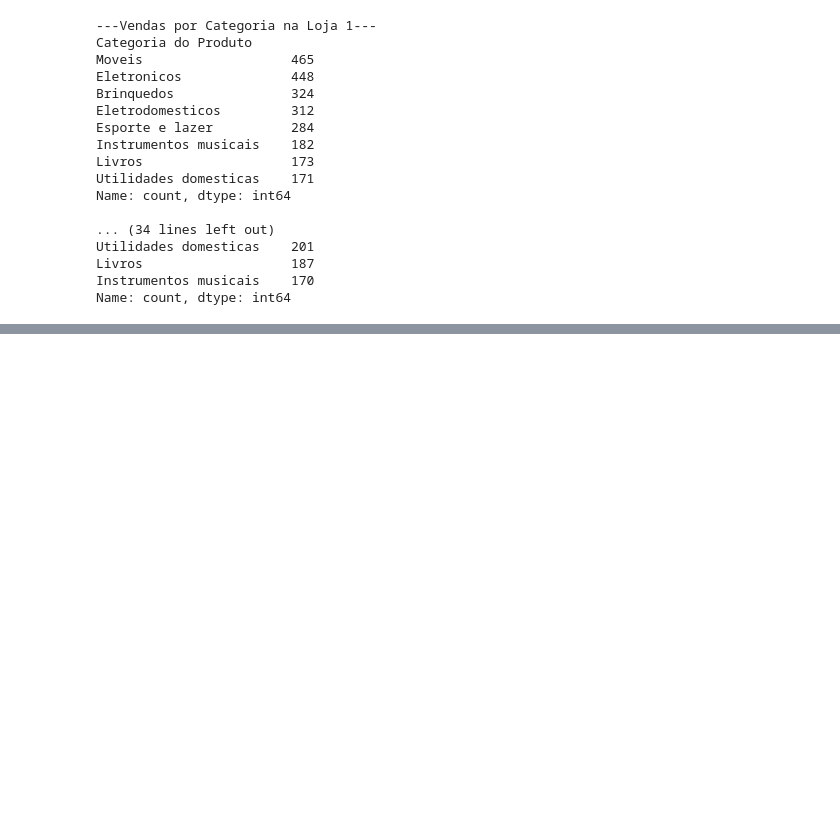
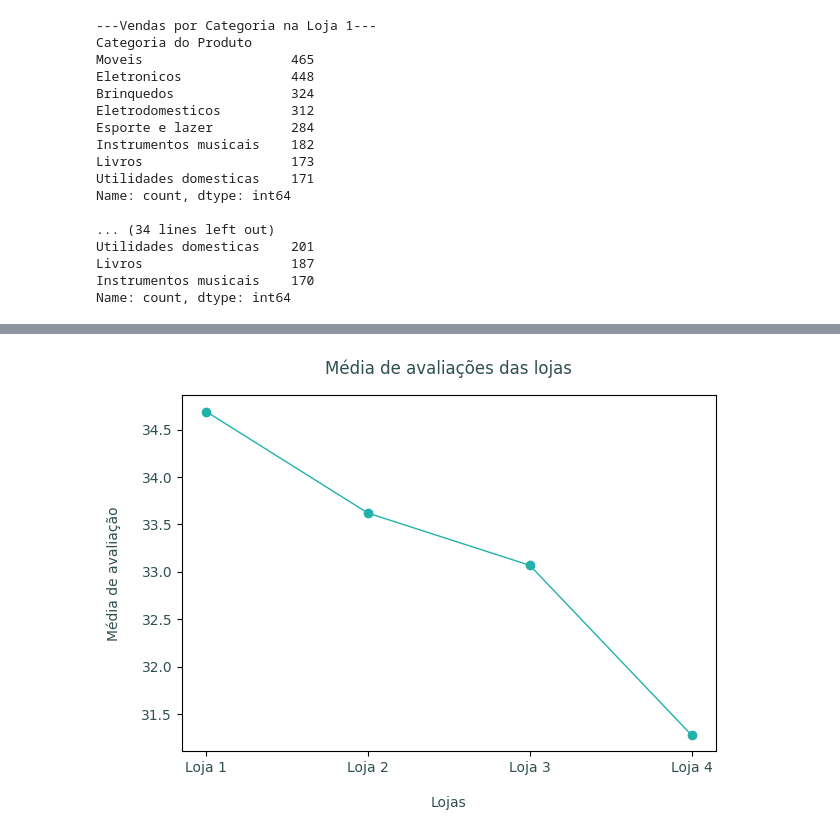
Before and after one commit to paulahruizpro-ux/Alura-Store-Challenge, a Jupyter notebook: Alura_Store.ipynb, the cells around one changed output, grey strips where cells are left out. Saved outputs shown, nothing was run; the diff lists cells and outputs as text; code cells hidden in the pictures; blank space fills up the shorter version.

```diff
--- a/Alura_Store.ipynb
+++ b/Alura_Store.ipynb
@@ -82,0 +102,4 @@ Name: count, dtype: int64
+# %%
+for i, df in enumerate(lista_lojas):
+  calculo_media = round(df['Avaliação da compra'].mean(), 2)
+  print(f'Média de Avaliações da Loja {i+1}: {calculo_media}')
@@ -82,0 +239,17 @@ Name: count, dtype: int64
+# %%
+medias = []
+for i, df in enumerate(lista_lojas):
+  media_frete = round(df['Frete'].mean(),2)
+  medias.append(media_frete)
+
+plt.plot(nomes_lojas, medias, marker='o', color='lightseagreen', linestyle='-', linewidth=1)
+plt.title(f'Média de avaliações das lojas', color='darkslategray', pad=15)
+plt.xticks(color='darkslategray')
+plt.yticks(color='darkslategray')
+plt.xlabel('Lojas', color='darkslategray', labelpad=15)
+plt.ylabel('Média de avaliação', color='darkslategray', labelpad=15)
+
+plt.tight_layout()
+plt.show()
+# %% [output]
+[figure, added]
```
Also changed, not shown: parts of 12 cells of this notebook.
